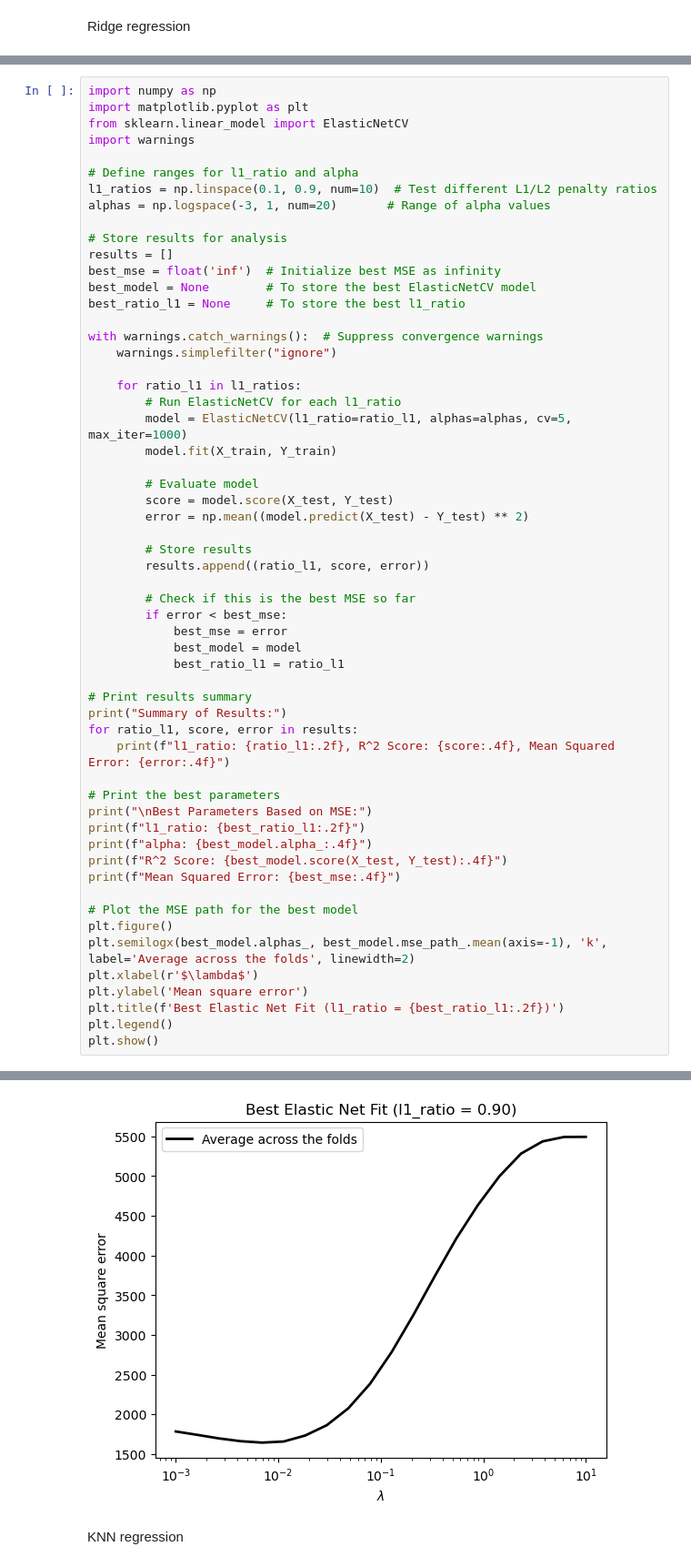
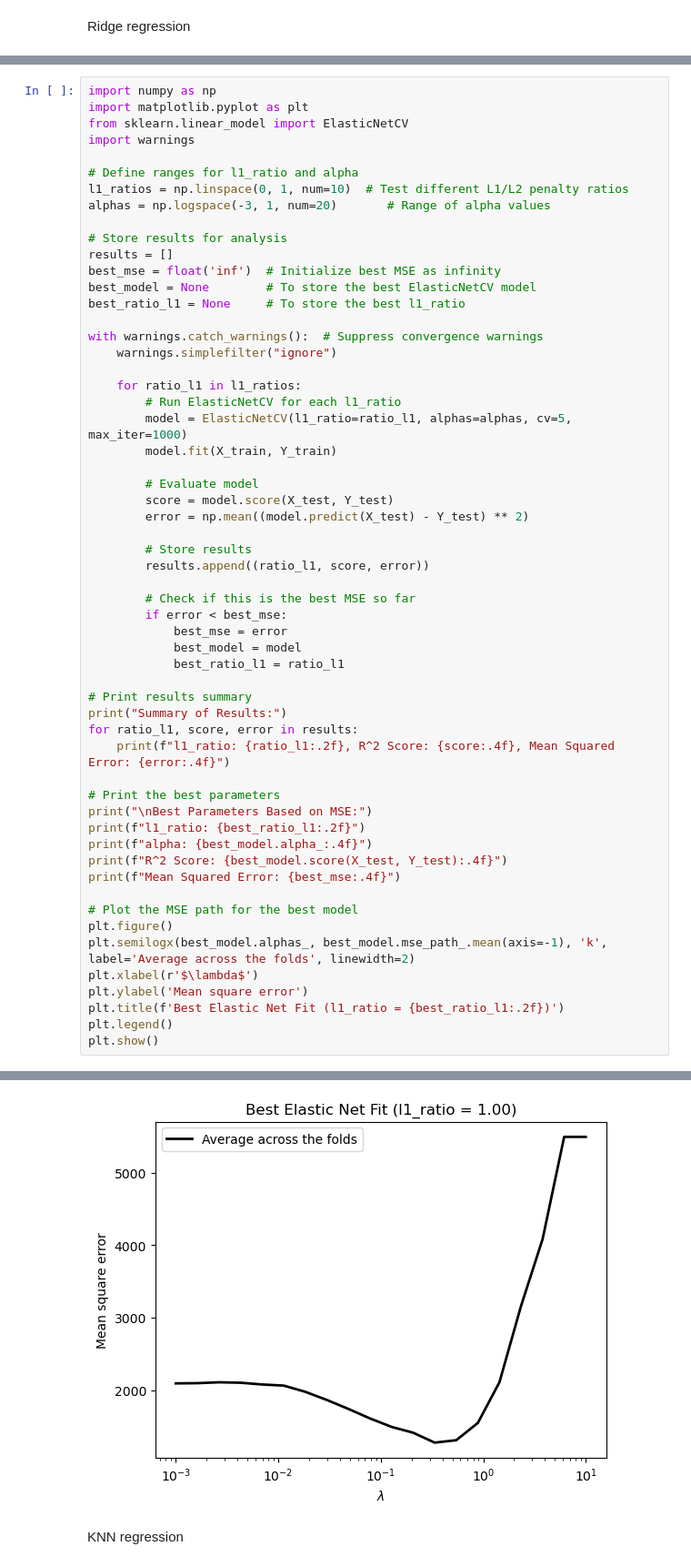
Before and after one commit to rasmus11423/Case_1_Computational_Data_Analyis, a Jupyter notebook: predictions.ipynb, the cells around one changed output, grey strips where cells are left out. Shown: that part at 91% size. Drawn from its saved outputs; the diff is of its cells as text.

```diff
--- a/predictions.ipynb
+++ b/predictions.ipynb
@@ -153,7 +153,7 @@ from sklearn.linear_model import ElasticNetCV
 import warnings
 
 # Define ranges for l1_ratio and alpha
-l1_ratios = np.linspace(0.1, 0.9, num=10)  # Test different L1/L2 penalty ratios
+l1_ratios = np.linspace(0, 1, num=10)  # Test different L1/L2 penalty ratios
 alphas = np.logspace(-3, 1, num=20)       # Range of alpha values
 
 # Store results for analysis
@@ -224,4 +224,4 @@ Mean Squared Error: 1151.6597
-[figure, old version]
+[figure, new version]
 # %% [markdown]
 KNN regression
 # %%
```
Also changed, not shown: parts of 5 cells of this notebook, 1 other file.
